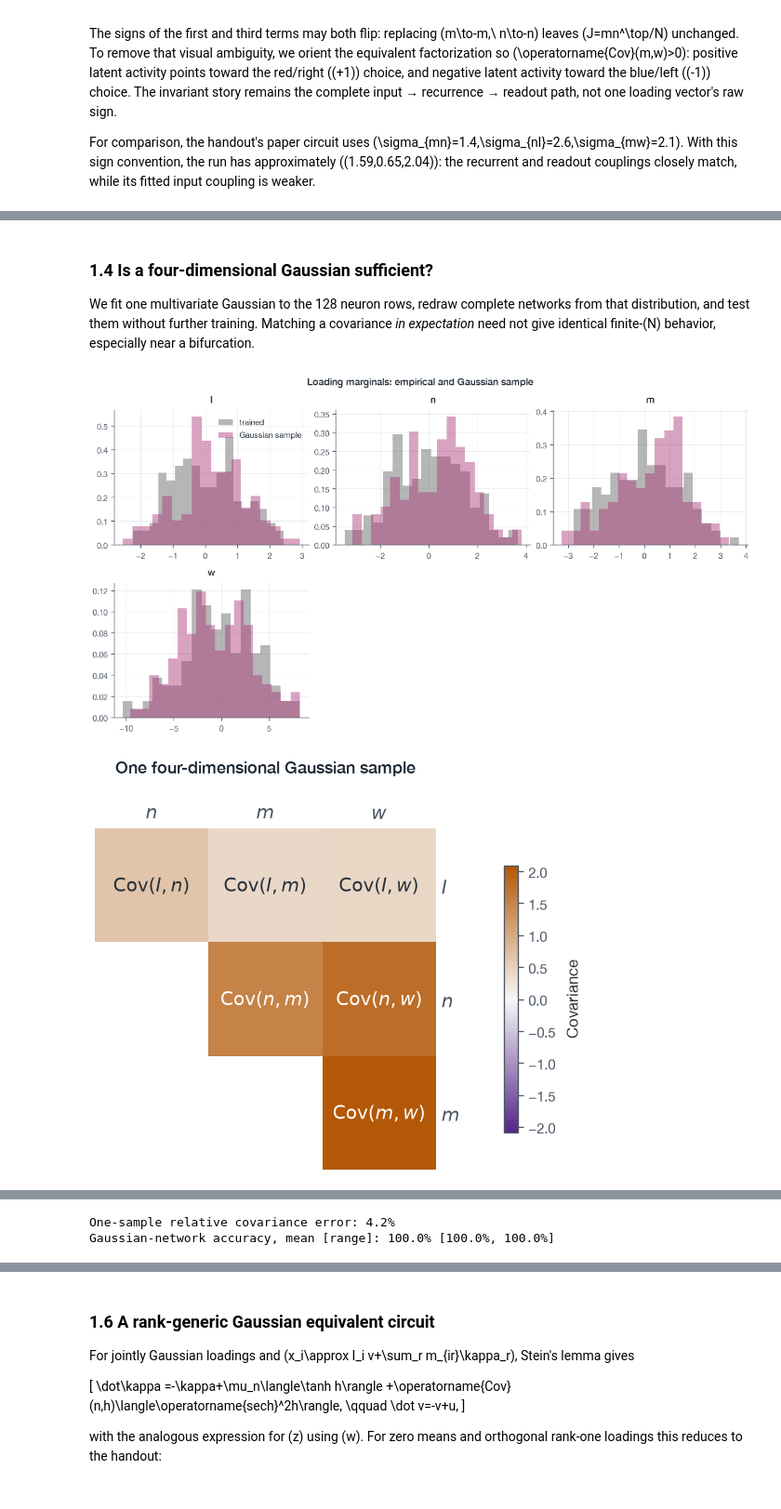
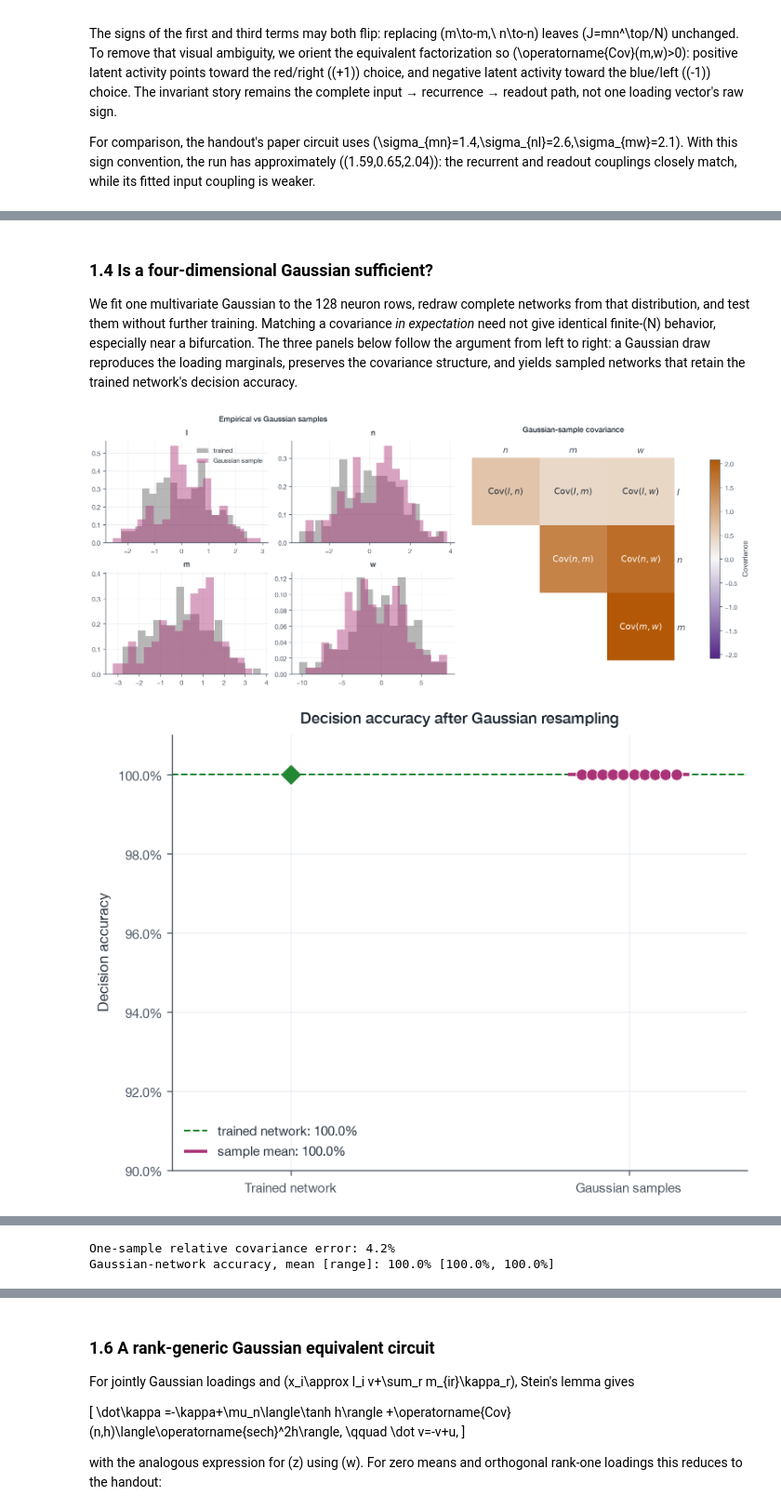
Before and after one commit to arjunpur/low-rank-rnn, a Jupyter notebook: final.ipynb, the cells around one changed output, grey strips where cells are left out. Shown at 93% size. Cells and saved outputs as stored; diff of their text form; code cells hidden in the pictures.

```diff
--- a/final.ipynb
+++ b/final.ipynb
@@ -295,7 +338,10 @@ rank1_couplings
 We fit one multivariate Gaussian to the 128 neuron rows, redraw complete
 networks from that distribution, and test them without further training.
 Matching a covariance *in expectation* need not give identical finite-\(N\)
-behavior, especially near a bifurcation.
+behavior, especially near a bifurcation. The three panels below follow the
+argument from left to right: a Gaussian draw reproduces the loading
+marginals, preserves the covariance structure, and yields sampled networks
+that retain the trained network's decision accuracy.
 # %%
 rank1_sampled_vectors, rank1_sampled_covariance = (
     analysis.sample_loading_vectors(
@@ -306,46 +352,46 @@ rank1_sampled_vectors, rank1_sampled_covariance = (
         rng=np.random.default_rng(BASE_SEED + 10),
     )
 )
-plotting.plot_loading_distributions(rank1_vectors, rank1_sampled_vectors)
-plt.show()
-plotting.plot_connectivity_covariance(
-    rank1_names,
-    rank1_sampled_covariance,
-    title="One four-dimensional Gaussian sample",
-)
-plt.show()
-
 rank1_sampled_networks = analysis.sample_low_rank_rnns(
     rank1_names,
     rank1_loading_mean,
     rank1_loading_covariance,
     num_networks=10,
     num_neurons=NUM_UNITS,
     rng=np.random.default_rng(BASE_SEED + 11),
 )
 rank1_sampled_accuracies = np.array(
     [
         decision_accuracy(
             network,
             torch.as_tensor(rank1_test_inputs, dtype=torch.float32),
             torch.as_tensor(rank1_test_labels),
             decision_steps=RANK1_DECISION_STEPS,
         )
         for network in rank1_sampled_networks
     ]
 )
-plotting.plot_accuracy_comparison(rank1_accuracy, rank1_sampled_accuracies)
-plt.show()
-
 rank1_covariance_error = np.linalg.norm(
     rank1_sampled_covariance - rank1_loading_covariance
 ) / np.linalg.norm(rank1_loading_covariance)
+
+plotting.plot_gaussian_sampling_summary(
+    rank1_vectors,
+    rank1_sampled_vectors,
+    rank1_names,
+    rank1_sampled_covariance,
+    rank1_accuracy,
+    rank1_sampled_accuracies,
+    covariance_title="Gaussian-sample covariance",
+)
+plt.show()
+
 print(f"One-sample relative covariance error: {rank1_covariance_error:.1%}")
 print(
     "Gaussian-network accuracy, mean [range]: "
     f"{rank1_sampled_accuracies.mean():.1%} "
     f"[{rank1_sampled_accuracies.min():.1%}, {rank1_sampled_accuracies.max():.1%}]"
 )
 # %% [output]
-[figure, old version]
+[figure, new version]
-[figure, old version]
+[figure, new version]
```
Also changed, not shown: parts of 60 cells of this notebook, 26 other files.
